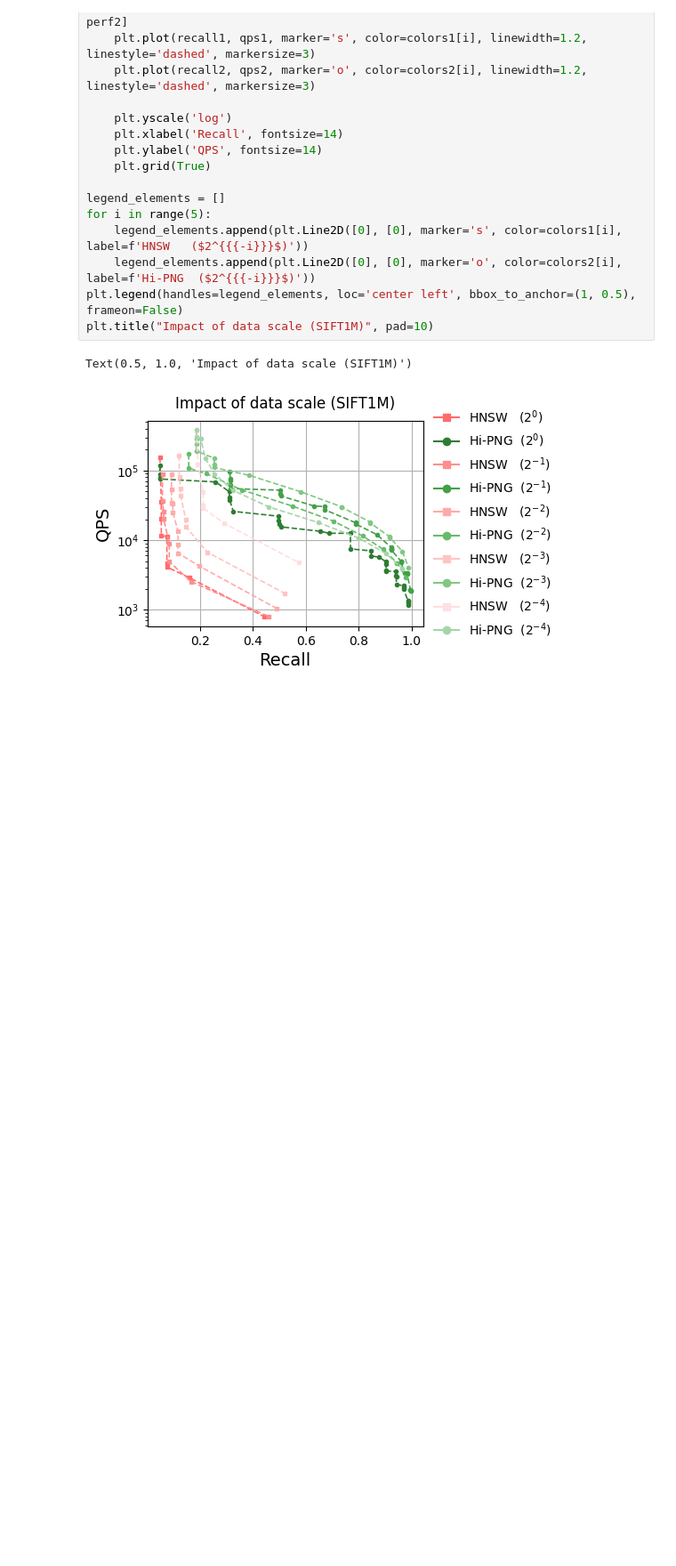
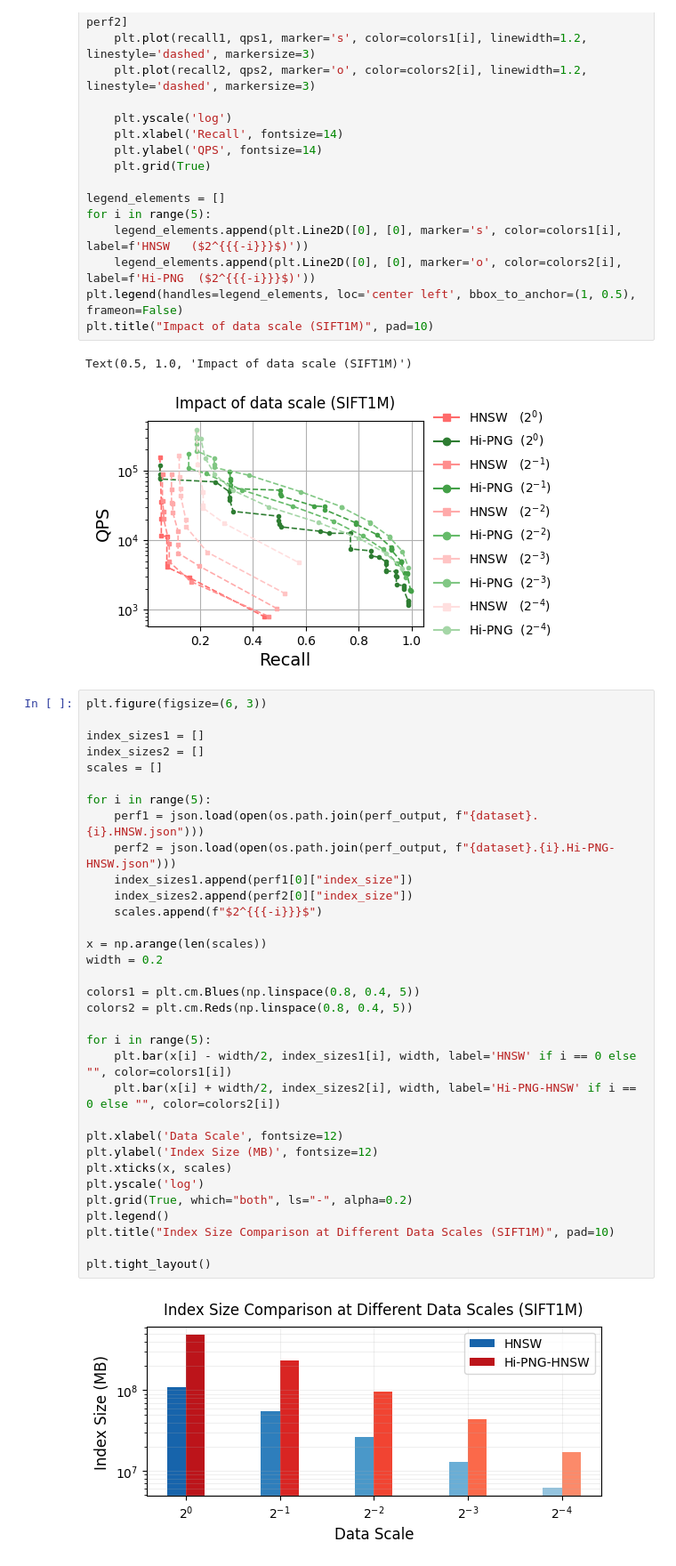
Before and after one commit to PUITAR/Hi-PNG, a Jupyter notebook: experiment/impact_scale_plot.ipynb, the cells around one changed output. Shown at 89% size. Saved outputs shown, nothing was run; the diff lists cells and outputs as text; blank space fills up the shorter version.

```diff
--- a/experiment/impact_scale_plot.ipynb
+++ b/experiment/impact_scale_plot.ipynb
@@ -37,3 +37,38 @@ plt.title("Impact of data scale (SIFT1M)", pad=10)
 # %% [output]
 Text(0.5, 1.0, 'Impact of data scale (SIFT1M)')
 [figure]
+# %%
+plt.figure(figsize=(6, 3))
+
+index_sizes1 = []
+index_sizes2 = []
+scales = []
+
+for i in range(5):
+    perf1 = json.load(open(os.path.join(perf_output, f"{dataset}.{i}.HNSW.json")))
+    perf2 = json.load(open(os.path.join(perf_output, f"{dataset}.{i}.Hi-PNG-HNSW.json")))
+    index_sizes1.append(perf1[0]["index_size"])
+    index_sizes2.append(perf2[0]["index_size"])
+    scales.append(f"$2^{{{-i}}}$")
+
+x = np.arange(len(scales))
+width = 0.2
+
+colors1 = plt.cm.Blues(np.linspace(0.8, 0.4, 5))
+colors2 = plt.cm.Reds(np.linspace(0.8, 0.4, 5))
+
+for i in range(5):
+    plt.bar(x[i] - width/2, index_sizes1[i], width, label='HNSW' if i == 0 else "", color=colors1[i])
+    plt.bar(x[i] + width/2, index_sizes2[i], width, label='Hi-PNG-HNSW' if i == 0 else "", color=colors2[i])
+
+plt.xlabel('Data Scale', fontsize=12)
+plt.ylabel('Index Size (MB)', fontsize=12)
+plt.xticks(x, scales)
+plt.yscale('log')
+plt.grid(True, which="both", ls="-", alpha=0.2)
+plt.legend()
+plt.title("Index Size Comparison at Different Data Scales (SIFT1M)", pad=10)
+
+plt.tight_layout()
+# %% [output]
+[figure, added]
```
Also changed, not shown: parts of 1 cell of this notebook, 6 other files.
